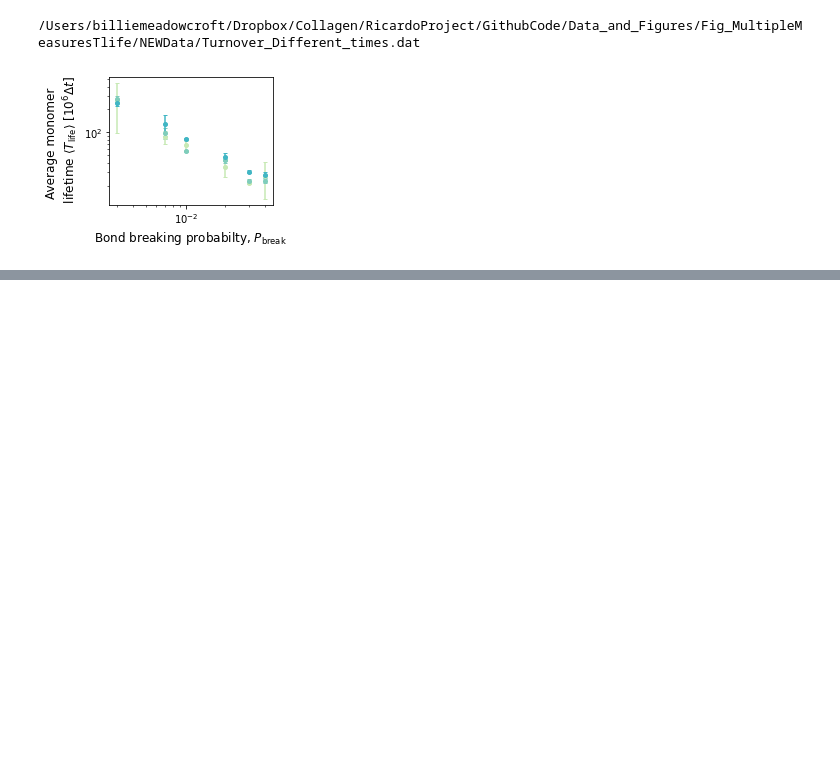
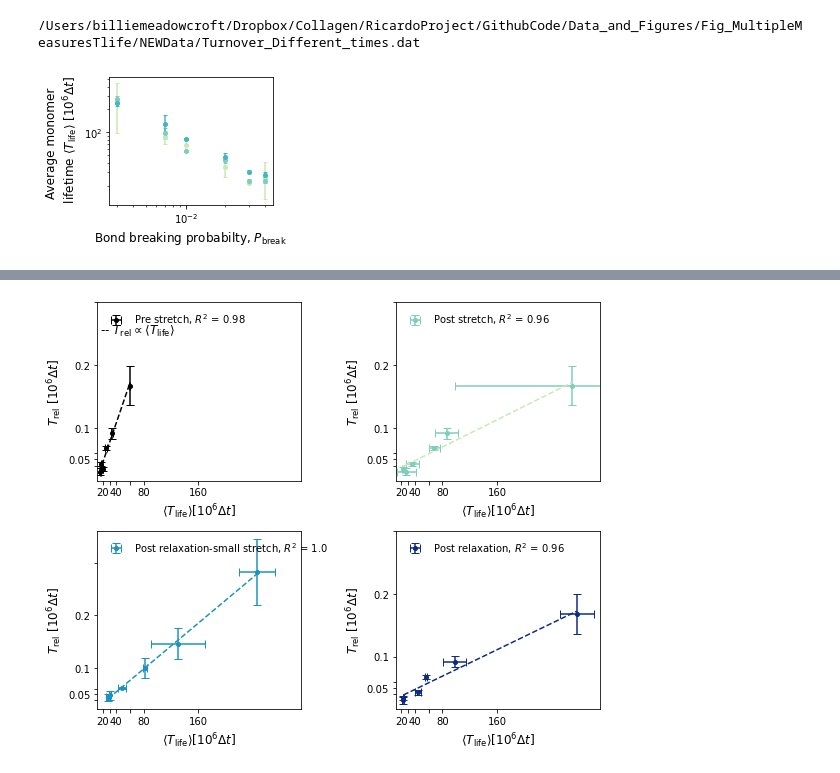
Before and after one commit to Billie1717/ColIVTurnover_Simulations, a Jupyter notebook: Data_and_Figures/Fig_MultipleMeasuresTlife/NEWTauAgainstTlife_DiffferentTimes.ipynb, the cells around one changed output, grey strips where cells are left out. Saved outputs shown, nothing was run; the diff lists cells and outputs as text; code cells hidden in the pictures; blank space fills up the shorter version.

Commit message:
added new fits for linear multiple lifetime measurement

```diff
--- a/Data_and_Figures/Fig_MultipleMeasuresTlife/NEWTauAgainstTlife_DiffferentTimes.ipynb
+++ b/Data_and_Figures/Fig_MultipleMeasuresTlife/NEWTauAgainstTlife_DiffferentTimes.ipynb
@@ -190,0 +227,35 @@ fig.savefig(plotsdir+plotname)
+# %%
+fig,ax = plt.subplots(2,2,figsize = (8,6.5))
+#print(len(LifeTime4),len(Tau25))
+labels = ['Pre stretch, $R^2$ = '+str(np.round(r1_squared,2)),'Post stretch, $R^2$ = '+str(np.round(r2_squared,2)),'Post relaxation, $R^2$ = '+str(np.round(r3_squared,2)),'Post relaxation-small stretch, $R^2$ = '+str(np.round(r4_squared,2))]
+
+
+
+ax[0,0].errorbar(LifetimeOG,Tau102,yerr=Tau102Err,xerr = LifetimeOGErr,color = 'black',linestyle = '',marker = 'o',markersize = 4,capsize = 4,label = labels[0])
+ax[0,0].plot(x1,m1*x1+b1,color = 'black',linestyle = '--')
+ax[0,1].errorbar(LifeTime0,Tau102,yerr=Tau102Err,xerr = LifeTime0Err,color =clrs_5[1],linestyle = '',marker = 'o',markersize = 4,capsize = 4,label = labels[1])
+ax[0,1].plot(x2,m2*x2+b2,color = clrs_5[0],linestyle = '--')
+ax[1,0].errorbar(LifeTime2,Tau76,yerr=Tau76Err_1,xerr = LifeTime2Err,color = clrs_5[3],linestyle = '',marker = 'o',markersize = 4,capsize = 4,label = labels[3])
+ax[1,0].plot(x4,m4*x4+b4,color = clrs_5[3],linestyle = '--')
+ax[1,1].errorbar(LifeTime1,Tau102,yerr=Tau102Err_1,xerr = LifeTime1Err,color = clrs_5[5],linestyle = '',marker = 'o',markersize = 4,capsize = 4,label = labels[2])
+ax[1,1].plot(x3,m3*x3+b3,color = clrs_5[5],linestyle = '--')
+text = r"-- $T_{\mathrm{rel}} \propto \langle T_{\mathrm{life}}\rangle$"
+ax[0,0].text(16,0.25,text,fontsize = 12)
+
+#ax.set_xscale('log')
+#ax.set_yscale('log')
+for ii in range(2):
+    for jj in range(2):
+        ax[ii,jj].set_xlabel(r'$\langle T_{\mathrm{life}}\rangle [10^6\Delta t]$',fontsize = 12)
+        ax[ii,jj].set_ylabel(r"$T_{\mathrm{rel}}$ [$10^6\Delta t$]",fontsize = 12)
+        ax[ii,jj].set_xlim(12,310)
+        ax[ii,jj].set_xticks([20,30,40,60,80,160],['20','','40','','80','160'])
+        ax[ii,jj].set_yticks([0.04,0.05,0.06,0.1,0.2,0.3],['','0.05','','0.1','0.2',''])
+        ax[ii,jj].legend(frameon=False,loc = 'upper left')
+fig.tight_layout()
+
+
+plotname = "Turnover_vs_Tlife_MultipleTimes.pdf"
+#fig.savefig(plotsdir+plotname)
+# %% [output]
+[figure, added]
```
Also changed, not shown: parts of 3 cells of this notebook, 3 other files.
